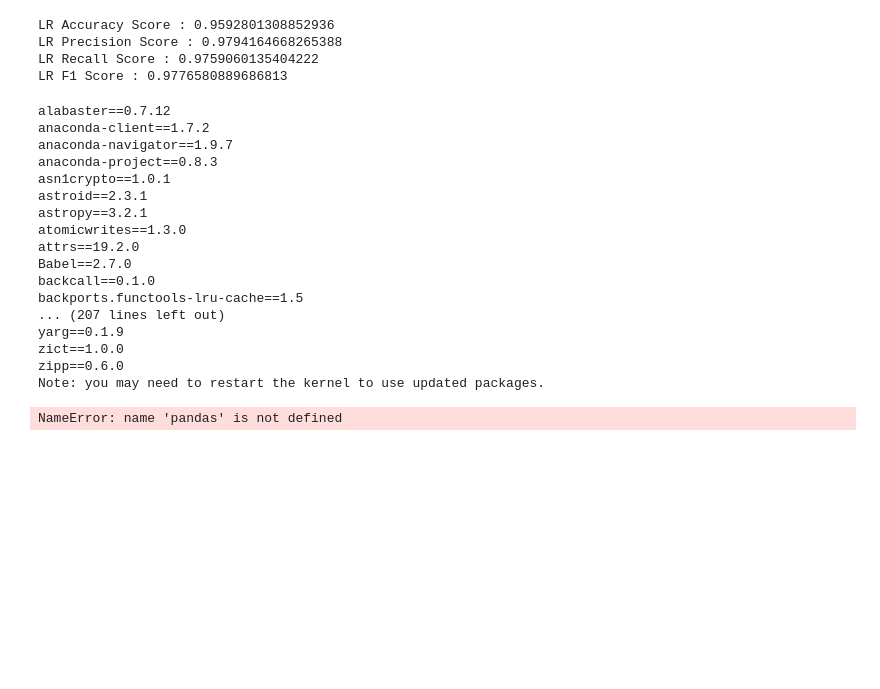
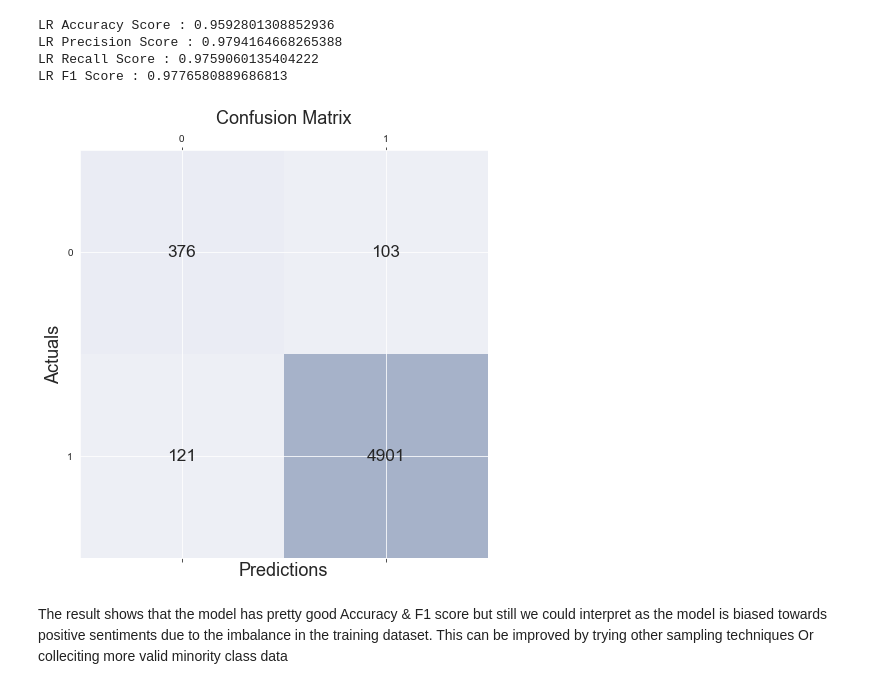
Before and after one commit to arunraj14/IMDB-Movie-Reviews-Dataset, a Jupyter notebook: IMDB Sentiment Analysis.ipynb, the cells around one changed output. Cells and saved outputs as stored; diff of their text form; code cells hidden in the pictures; blank space fills up the shorter version.

```diff
--- a/IMDB Sentiment Analysis.ipynb
+++ b/IMDB Sentiment Analysis.ipynb
@@ -359,27 +347,24 @@ LR Accuracy Score : 0.9592801308852936
 LR Precision Score : 0.9794164668265388
 LR Recall Score : 0.9759060135404222
 LR F1 Score : 0.9776580889686813
-# %%
-pip freeze
-# %% [output]
-alabaster==0.7.12
-anaconda-client==1.7.2
-anaconda-navigator==1.9.7
-anaconda-project==0.8.3
-asn1crypto==1.0.1
-astroid==2.3.1
-astropy==3.2.1
-atomicwrites==1.3.0
-attrs==19.2.0
-Babel==2.7.0
-backcall==0.1.0
-backports.functools-lru-cache==1.5
-... (207 lines left out)
-yarg==0.1.9
-zict==1.0.0
-zipp==0.6.0
-Note: you may need to restart the kernel to use updated packages.
-# %%
-print(pandas.version)
-# %% [output]
-NameError: name 'pandas' is not defined
+# %%
+# Calculate the confusion matrix
+
+conf_matrix = confusion_matrix(y_true=y_test, y_pred=lr_predict)
+
+# Print the confusion matrix using Matplotlib
+
+fig, ax = plt.subplots(figsize=(7.5, 7.5))
+ax.matshow(conf_matrix, cmap=plt.cm.Blues, alpha=0.3)
+for i in range(conf_matrix.shape[0]):
+    for j in range(conf_matrix.shape[1]):
+        ax.text(x=j, y=i,s=conf_matrix[i, j], va='center', ha='center', size='xx-large')
+
+plt.xlabel('Predictions', fontsize=18)
+plt.ylabel('Actuals', fontsize=18)
+plt.title('Confusion Matrix', fontsize=18)
+plt.show()
+# %% [output]
+[figure, added]
+# %% [markdown]
+The result shows that the model has pretty good Accuracy & F1 score but still we could interpret as the model is biased towards positive sentiments due to the imbalance in the training dataset. This can be improved by trying other sampling techniques Or colleciting more valid minority class data
```
Also changed, not shown: parts of 8 cells of this notebook.
